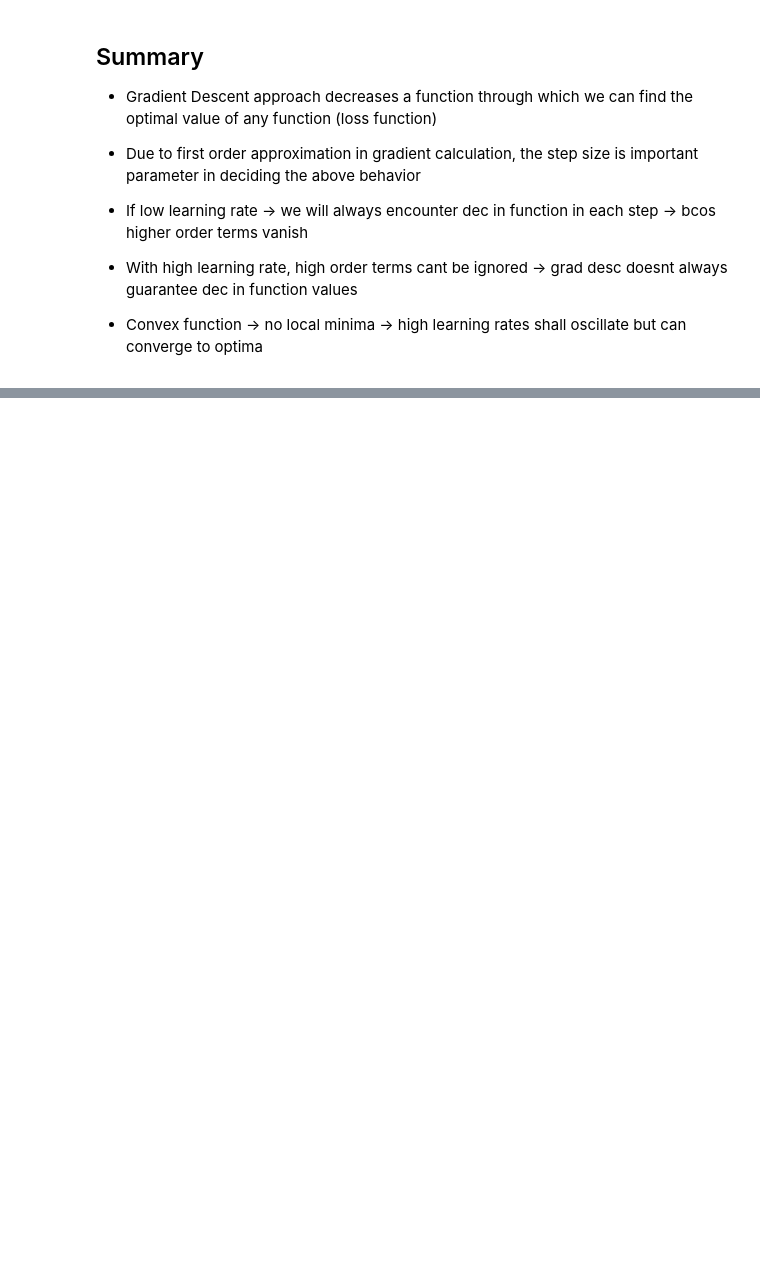
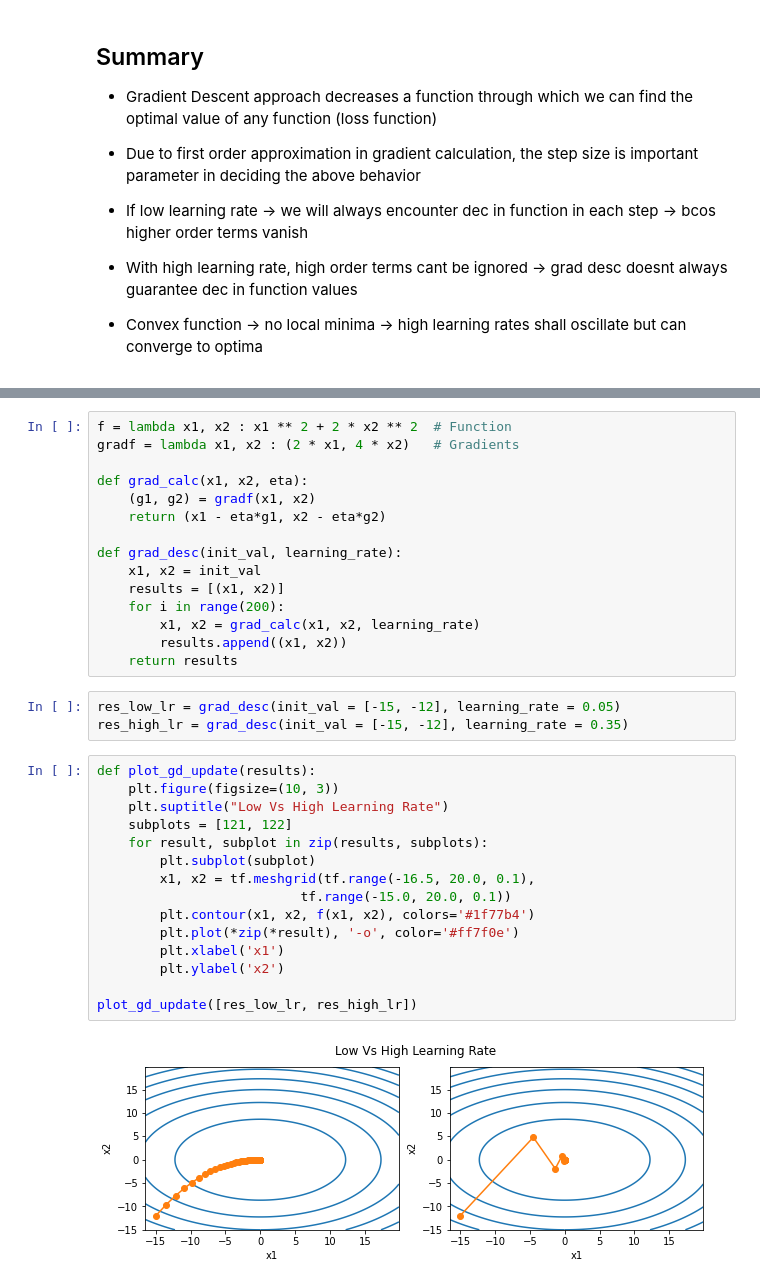
Before and after one commit to arsenallover/ML_From_Scratch, a Jupyter notebook: Optimization/Gradient_Descent.ipynb, the cells around one changed output, grey strips where cells are left out. Saved outputs shown, nothing was run; the diff lists cells and outputs as text; blank space fills up the shorter version.

Commit message:
Grad Desc

```diff
--- a/Optimization/Gradient_Descent.ipynb
+++ b/Optimization/Gradient_Descent.ipynb
@@ -105,0 +123,35 @@ plot_gd_update([grad_desc(0.2, 3), grad_desc(2, 3)])
+# %%
+f = lambda x1, x2 : x1 ** 2 + 2 * x2 ** 2  # Function
+gradf = lambda x1, x2 : (2 * x1, 4 * x2)   # Gradients
+
+def grad_calc(x1, x2, eta):
+    (g1, g2) = gradf(x1, x2)
+    return (x1 - eta*g1, x2 - eta*g2)
+
+def grad_desc(init_val, learning_rate):
+    x1, x2 = init_val
+    results = [(x1, x2)]
+    for i in range(200):
+        x1, x2 = grad_calc(x1, x2, learning_rate)
+        results.append((x1, x2))
+    return results
+# %%
+res_low_lr = grad_desc(init_val = [-15, -12], learning_rate = 0.05)
+res_high_lr = grad_desc(init_val = [-15, -12], learning_rate = 0.35)
+# %%
+def plot_gd_update(results):
+    plt.figure(figsize=(10, 3))
+    plt.suptitle("Low Vs High Learning Rate")
+    subplots = [121, 122]
+    for result, subplot in zip(results, subplots):
+        plt.subplot(subplot)
+        x1, x2 = tf.meshgrid(tf.range(-16.5, 20.0, 0.1),
+                          tf.range(-15.0, 20.0, 0.1))
+        plt.contour(x1, x2, f(x1, x2), colors='#1f77b4')
+        plt.plot(*zip(*result), '-o', color='#ff7f0e')
+        plt.xlabel('x1')
+        plt.ylabel('x2')
+
+plot_gd_update([res_low_lr, res_high_lr])
+# %% [output]
+[figure, added]
```
Also changed, not shown: parts of 10 cells of this notebook.
